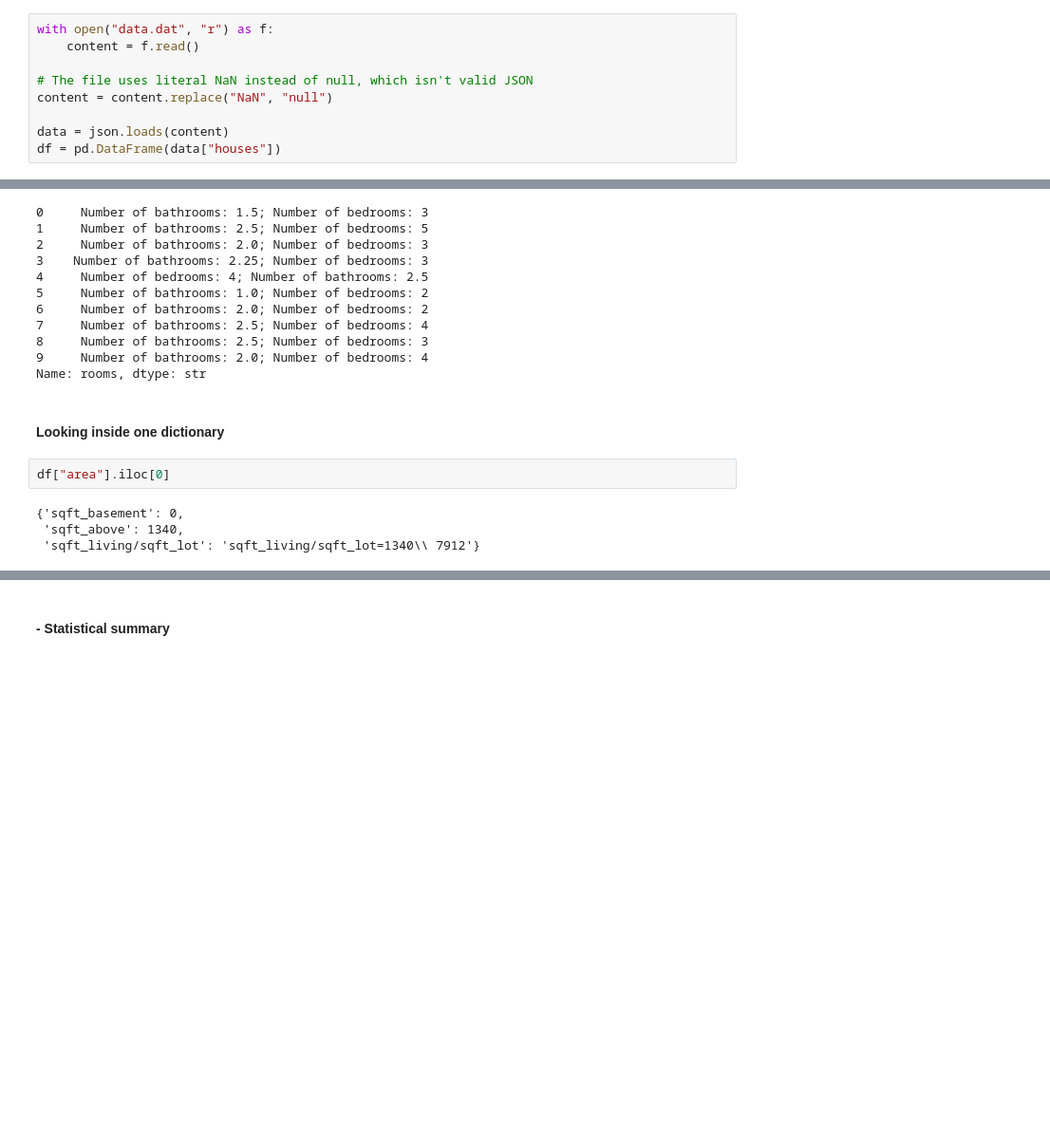
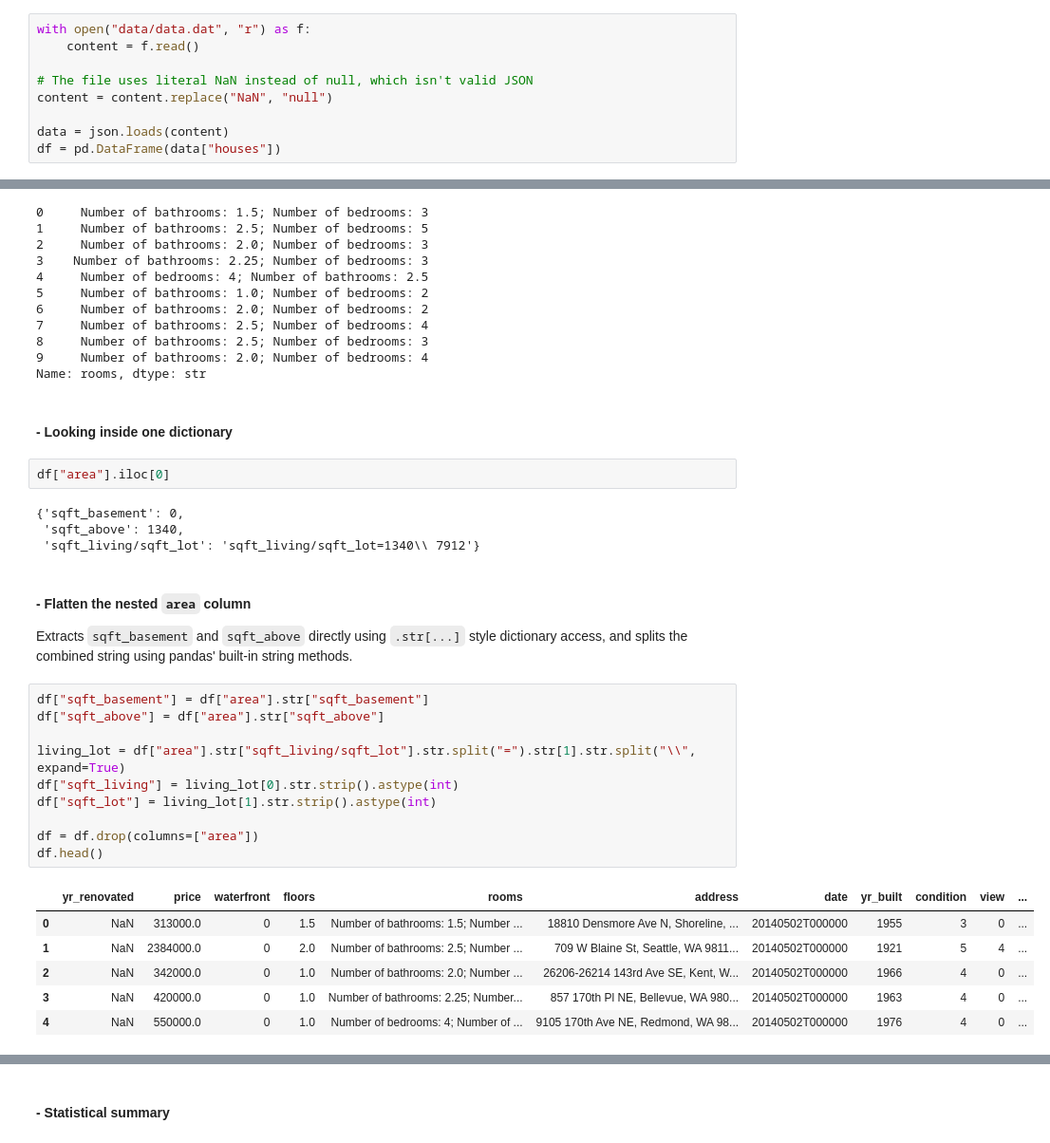
Before and after one commit to Divyam199/house_price_prediction, a Jupyter notebook: house_price_prediction.ipynb, the cells around one changed output, grey strips where cells are left out. Shown at 95% size. Cells and saved outputs as stored; diff of their text form; blank space fills up the shorter version.

```diff
--- a/house_price_prediction.ipynb
+++ b/house_price_prediction.ipynb
@@ -41,7 +42,7 @@ from sklearn.metrics import mean_absolute_error, mean_squared_error, r2_score
 # %% [markdown]
 ### 🔃 Load Dataset
 # %%
-with open("data.dat", "r") as f:
+with open("data/data.dat", "r") as f:
     content = f.read()
 
 # The file uses literal NaN instead of null, which isn't valid JSON
@@ -127,10 +128,33 @@ df["rooms"].head(10)      # looking at more rows
 9     Number of bathrooms: 2.0; Number of bedrooms: 4
 Name: rooms, dtype: str
 # %% [markdown]
-#### Looking inside one dictionary
+#### - Looking inside one dictionary
 # %%
 df["area"].iloc[0]
 # %% [output]
 {'sqft_basement': 0,
  'sqft_above': 1340,
  'sqft_living/sqft_lot': 'sqft_living/sqft_lot=1340\\ 7912'}
+# %% [markdown]
+#### - Flatten the nested `area` column
+
+Extracts `sqft_basement` and `sqft_above` directly using `.str[...]`
+style dictionary access, and splits the combined string using pandas'
+built-in string methods.
+# %%
+df["sqft_basement"] = df["area"].str["sqft_basement"]
+df["sqft_above"] = df["area"].str["sqft_above"]
+
+living_lot = df["area"].str["sqft_living/sqft_lot"].str.split("=").str[1].str.split("\\", expand=True)
+df["sqft_living"] = living_lot[0].str.strip().astype(int)
+df["sqft_lot"] = living_lot[1].str.strip().astype(int)
+
+df = df.drop(columns=["area"])
+df.head()
+# %% [output]
+|  | yr_renovated | price | waterfront | floors | rooms | address | date | yr_built | condition | view | ... |
+| 0 | NaN | 313000.0 | 0 | 1.5 | Number of bathrooms: 1.5; Number ... | 18810 Densmore Ave N, Shoreline, ... | 20140502T000000 | 1955 | 3 | 0 | ... |
+| 1 | NaN | 2384000.0 | 0 | 2.0 | Number of bathrooms: 2.5; Number ... | 709 W Blaine St, Seattle, WA 9811... | 20140502T000000 | 1921 | 5 | 4 | ... |
+| 2 | NaN | 342000.0 | 0 | 1.0 | Number of bathrooms: 2.0; Number ... | 26206-26214 143rd Ave SE, Kent, W... | 20140502T000000 | 1966 | 4 | 0 | ... |
+| 3 | NaN | 420000.0 | 0 | 1.0 | Number of bathrooms: 2.25; Number... | 857 170th Pl NE, Bellevue, WA 980... | 20140502T000000 | 1963 | 4 | 0 | ... |
+| 4 | NaN | 550000.0 | 0 | 1.0 | Number of bedrooms: 4; Number of ... | 9105 170th Ave NE, Redmond, WA 98... | 20140502T000000 | 1976 | 4 | 0 | ... |
```
Also changed, not shown: parts of 19 cells of this notebook, 2 other files.
